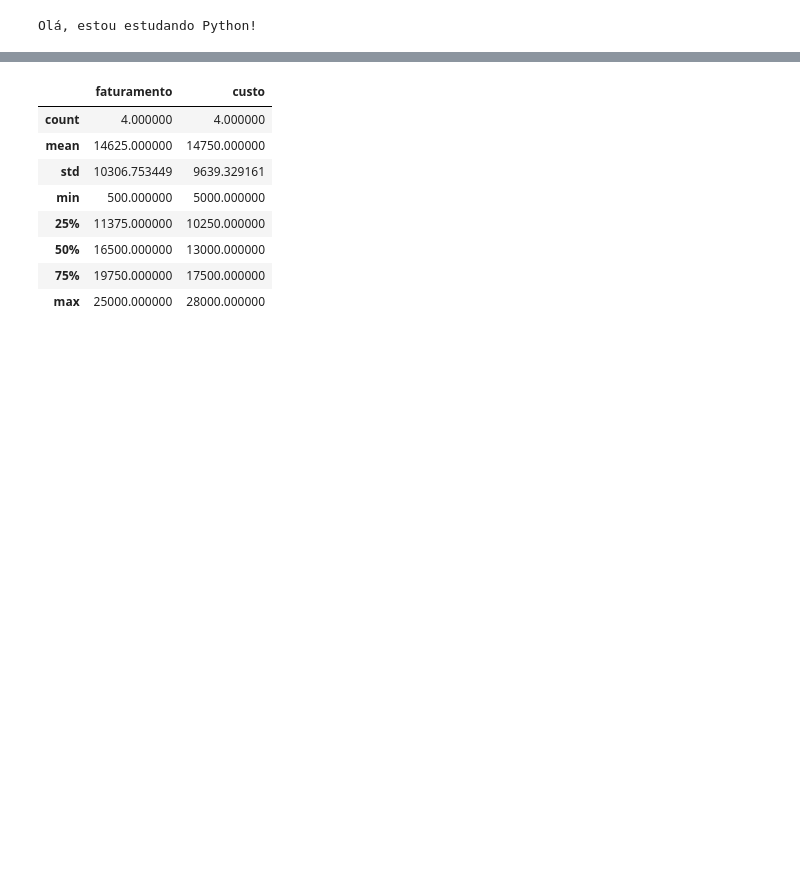
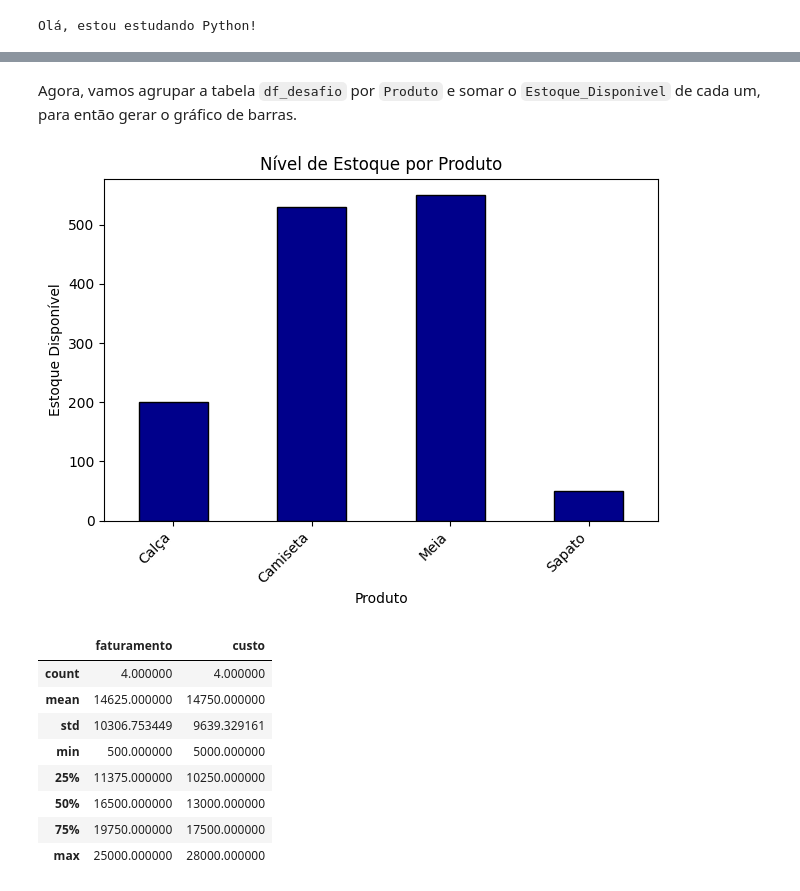
Before and after one commit to custodiopm/Estudo-Python, a Jupyter notebook: getting_started_with_google_colab_ai.ipynb, the cells around one changed output, grey strips where cells are left out. Saved outputs shown, nothing was run; the diff lists cells and outputs as text; code cells hidden in the pictures; blank space fills up the shorter version.

```diff
--- a/getting_started_with_google_colab_ai.ipynb
+++ b/getting_started_with_google_colab_ai.ipynb
@@ -6,0 +65,12 @@ Olá, estou estudando Python!
+# %%
+import pandas as pd
+import matplotlib.pyplot as plt
+
+# Criando um DataFrame de exemplo para df_desafio
+dados_desafio = {
+    'Produto': ['Camiseta', 'Calça', 'Camiseta', 'Meia', 'Calça', 'Meia', 'Camiseta', 'Sapato'],
+    'Estoque_Disponivel': [150, 80, 200, 300, 120, 250, 180, 50]
+}
+df_desafio = pd.DataFrame(dados_desafio)
+
+display(df_desafio.head())
@@ -7,3 +84,18 @@ Olá, estou estudando Python!
+# %% [markdown]
+Agora, vamos agrupar a tabela `df_desafio` por `Produto` e somar o `Estoque_Disponivel` de cada um, para então gerar o gráfico de barras.
+# %%
+# Agrupamos a tabela por Produto e somamos o Estoque_Disponivel
+estoque_por_produto = df_desafio.groupby('Produto')['Estoque_Disponivel'].sum()
+
+# Geramos o gráfico de barras
+estoque_por_produto.plot(kind='bar', color='darkblue', edgecolor='black', title='Nível de Estoque por Produto')
+plt.xlabel('Produto')
+plt.ylabel('Estoque Disponível')
+plt.xticks(rotation=45, ha='right')
+plt.tight_layout()
+plt.show()
+# %% [output]
+[figure, added]
 # %%
 import pandas as pd
 dados_vendas=[{"produto":"Bolsa Classic Black","faturamento": 15000, "custo":12000},
```
Also changed, not shown: parts of 5 cells of this notebook.
